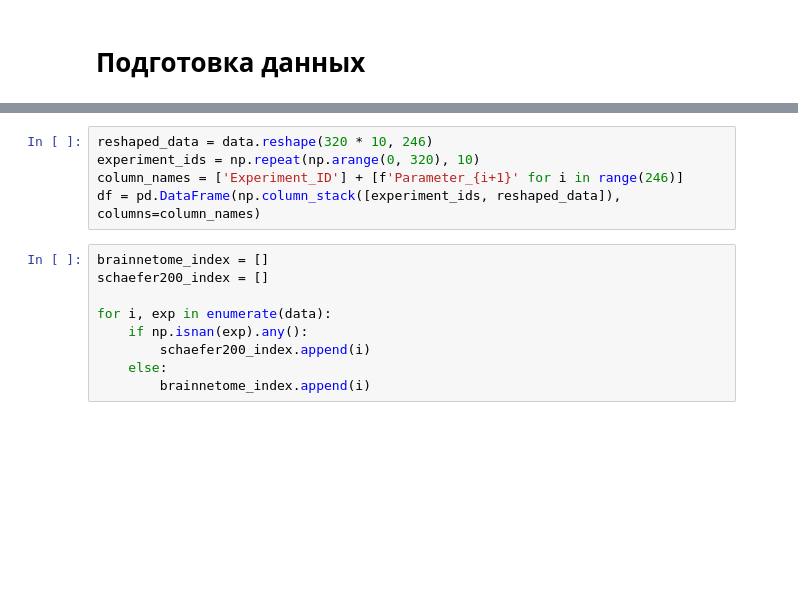
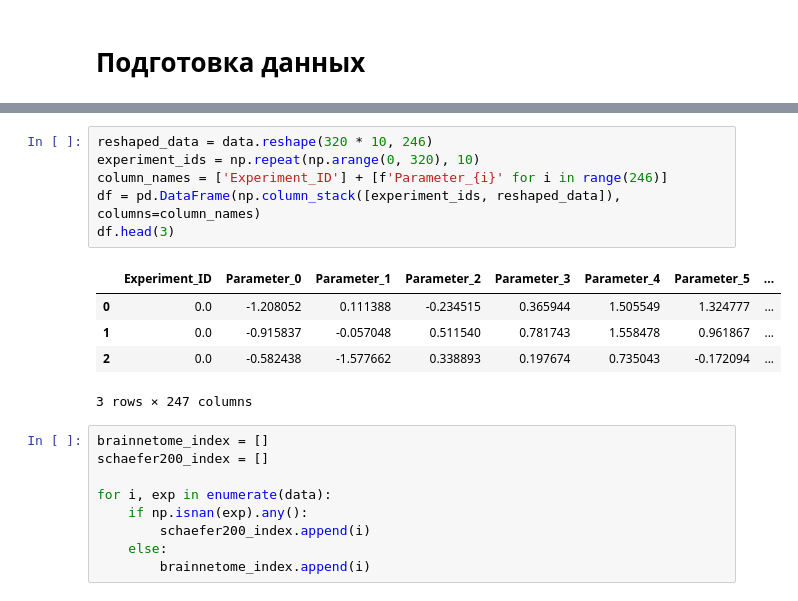
Before and after one commit to loadi1/aidao24, a Jupyter notebook: research.ipynb, the cells around one changed output, grey strips where cells are left out. Drawn from its saved outputs; the diff is of its cells as text; blank space fills up the shorter version.

```diff
--- a/research.ipynb
+++ b/research.ipynb
@@ -19,8 +19,15 @@ data.shape
 # %%
 reshaped_data = data.reshape(320 * 10, 246)
 experiment_ids = np.repeat(np.arange(0, 320), 10)
-column_names = ['Experiment_ID'] + [f'Parameter_{i+1}' for i in range(246)]
+column_names = ['Experiment_ID'] + [f'Parameter_{i}' for i in range(246)]
 df = pd.DataFrame(np.column_stack([experiment_ids, reshaped_data]), columns=column_names)
+df.head(3)
+# %% [output]
+|  | Experiment_ID | Parameter_0 | Parameter_1 | Parameter_2 | Parameter_3 | Parameter_4 | Parameter_5 | ... |
+| 0 | 0.0 | -1.208052 | 0.111388 | -0.234515 | 0.365944 | 1.505549 | 1.324777 | ... |
+| 1 | 0.0 | -0.915837 | -0.057048 | 0.511540 | 0.781743 | 1.558478 | 0.961867 | ... |
+| 2 | 0.0 | -0.582438 | -1.577662 | 0.338893 | 0.197674 | 0.735043 | -0.172094 | ... |
+3 rows × 247 columns
 # %%
 brainnetome_index = []
 schaefer200_index = []
```
Also changed, not shown: parts of 3 cells of this notebook, 2 other files.
